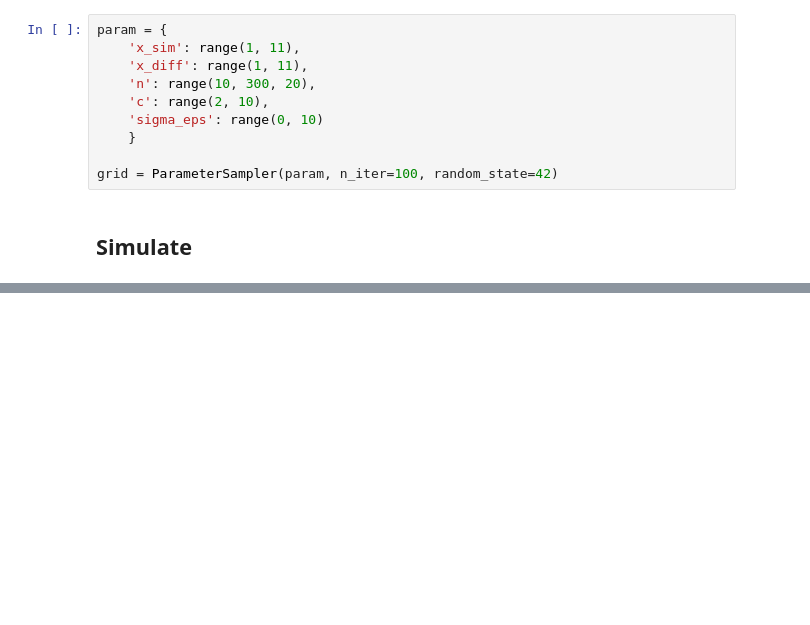
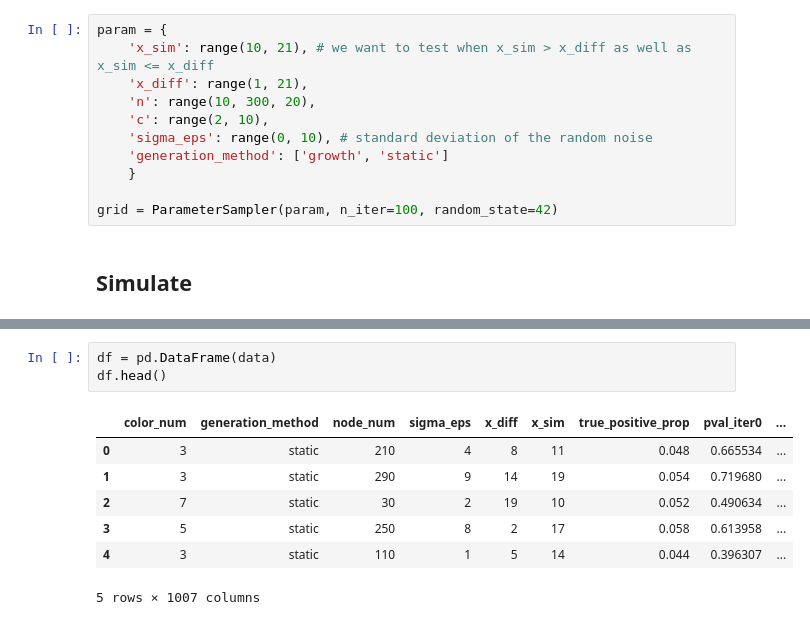
Before and after one commit to legomyleg/clique-homology, a Jupyter notebook: docs/validation.ipynb, the cells around one changed output, grey strips where cells are left out. Cells and saved outputs as stored; diff of their text form; blank space fills up the shorter version.

```diff
--- a/docs/validation.ipynb
+++ b/docs/validation.ipynb
@@ -70,11 +100,12 @@ def simulate(x_sim, x_diff, n, c, sigma_eps):
 ## Parameter Grid
 # %%
 param = {
-    'x_sim': range(1, 11),
-    'x_diff': range(1, 11),
+    'x_sim': range(10, 21), # we want to test when x_sim > x_diff as well as x_sim <= x_diff
+    'x_diff': range(1, 21),
     'n': range(10, 300, 20),
     'c': range(2, 10),
-    'sigma_eps': range(0, 10)
+    'sigma_eps': range(0, 10), # standard deviation of the random noise
+    'generation_method': ['growth', 'static']
     }
 
 grid = ParameterSampler(param, n_iter=100, random_state=42)
@@ -104,0 +178,11 @@ for key, value in results.items():
+# %%
+df = pd.DataFrame(data)
+df.head()
+# %% [output]
+|  | color_num | generation_method | node_num | sigma_eps | x_diff | x_sim | true_positive_prop | pval_iter0 | ... |
+| 0 | 3 | static | 210 | 4 | 8 | 11 | 0.048 | 0.665534 | ... |
+| 1 | 3 | static | 290 | 9 | 14 | 19 | 0.054 | 0.719680 | ... |
+| 2 | 7 | static | 30 | 2 | 19 | 10 | 0.052 | 0.490634 | ... |
+| 3 | 5 | static | 250 | 8 | 2 | 17 | 0.058 | 0.613958 | ... |
+| 4 | 3 | static | 110 | 1 | 5 | 14 | 0.044 | 0.396307 | ... |
+5 rows × 1007 columns
```
Also changed, not shown: parts of 17 cells of this notebook, 1 other file.
